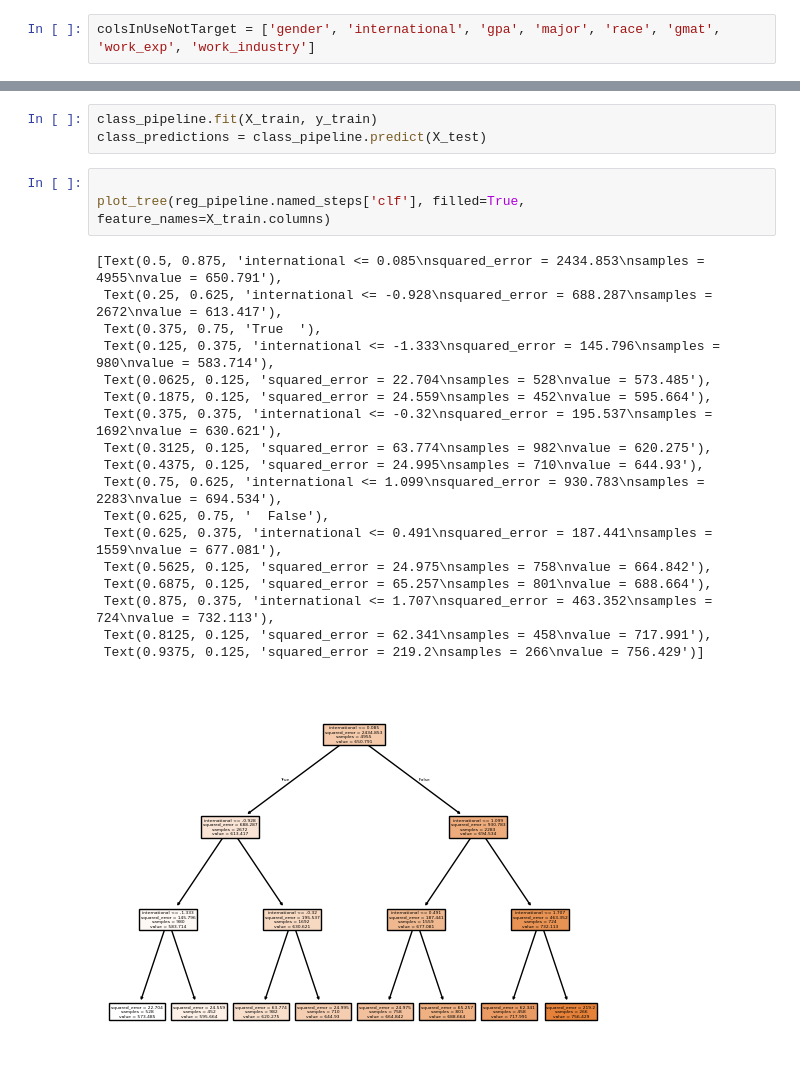
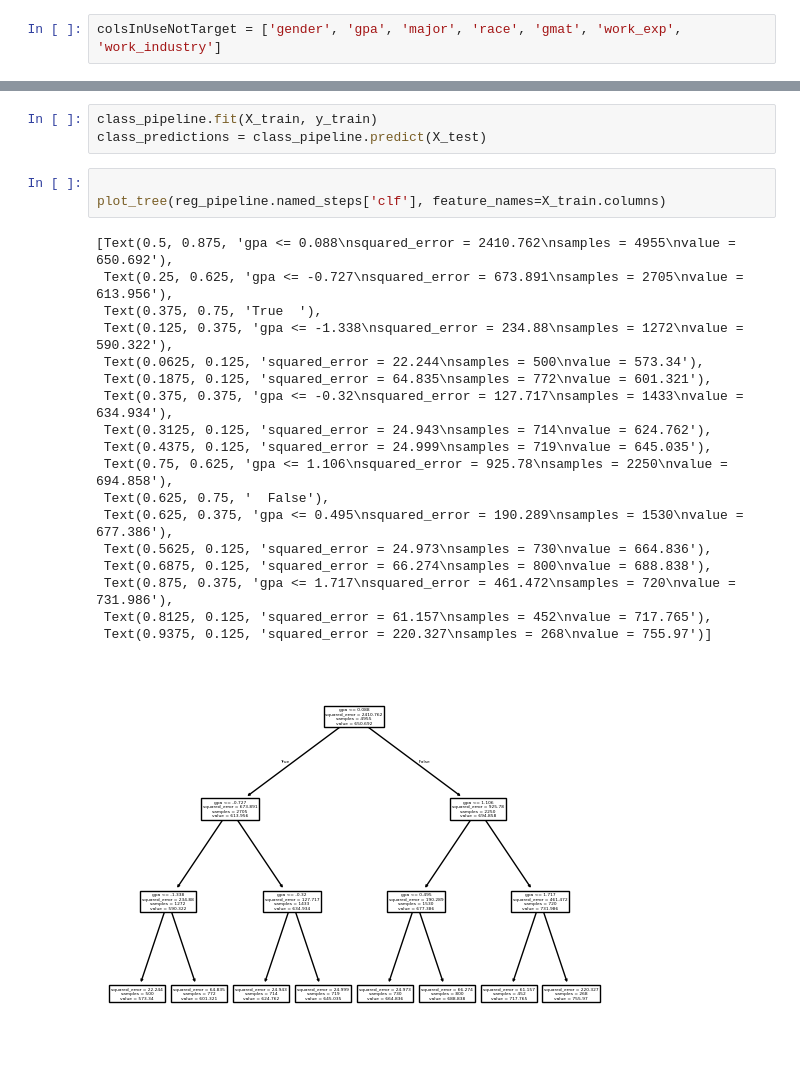
Before and after one commit to michaeledge27/CSCI290, a Jupyter notebook: notebooks/partnerProject.ipynb, the cells around one changed output, grey strips where cells are left out. Saved outputs shown, nothing was run; the diff lists cells and outputs as text.

```diff
--- a/notebooks/partnerProject.ipynb
+++ b/notebooks/partnerProject.ipynb
@@ -51,5 +50,5 @@ memory usage: 393.3+ KB
 # %%
-colsInUseNotTarget = ['gender', 'international', 'gpa', 'major', 'race', 'gmat', 'work_exp', 'work_industry']
+colsInUseNotTarget = ['gender', 'gpa', 'major', 'race', 'gmat', 'work_exp', 'work_industry']
 # %% [markdown]
 # Categorical Selection Method
 # %%
@@ -381,24 +396,24 @@ class_pipeline.fit(X_train, y_train)
 class_predictions = class_pipeline.predict(X_test)
 # %%
 
-plot_tree(reg_pipeline.named_steps['clf'], filled=True, feature_names=X_train.columns)
+plot_tree(reg_pipeline.named_steps['clf'], feature_names=X_train.columns)
 # %% [output]
-[Text(0.5, 0.875, 'international <= 0.085\nsquared_error = 2434.853\nsamples = 4955\nvalue = 650.791'),
- Text(0.25, 0.625, 'international <= -0.928\nsquared_error = 688.287\nsamples = 2672\nvalue = 613.417'),
+[Text(0.5, 0.875, 'gpa <= 0.088\nsquared_error = 2410.762\nsamples = 4955\nvalue = 650.692'),
+ Text(0.25, 0.625, 'gpa <= -0.727\nsquared_error = 673.891\nsamples = 2705\nvalue = 613.956'),
  Text(0.375, 0.75, 'True  '),
- Text(0.125, 0.375, 'international <= -1.333\nsquared_error = 145.796\nsamples = 980\nvalue = 583.714'),
- Text(0.0625, 0.125, 'squared_error = 22.704\nsamples = 528\nvalue = 573.485'),
- Text(0.1875, 0.125, 'squared_error = 24.559\nsamples = 452\nvalue = 595.664'),
- Text(0.375, 0.375, 'international <= -0.32\nsquared_error = 195.537\nsamples = 1692\nvalue = 630.621'),
- Text(0.3125, 0.125, 'squared_error = 63.774\nsamples = 982\nvalue = 620.275'),
- Text(0.4375, 0.125, 'squared_error = 24.995\nsamples = 710\nvalue = 644.93'),
- Text(0.75, 0.625, 'international <= 1.099\nsquared_error = 930.783\nsamples = 2283\nvalue = 694.534'),
+ Text(0.125, 0.375, 'gpa <= -1.338\nsquared_error = 234.88\nsamples = 1272\nvalue = 590.322'),
+ Text(0.0625, 0.125, 'squared_error = 22.244\nsamples = 500\nvalue = 573.34'),
+ Text(0.1875, 0.125, 'squared_error = 64.835\nsamples = 772\nvalue = 601.321'),
+ Text(0.375, 0.375, 'gpa <= -0.32\nsquared_error = 127.717\nsamples = 1433\nvalue = 634.934'),
+ Text(0.3125, 0.125, 'squared_error = 24.943\nsamples = 714\nvalue = 624.762'),
+ Text(0.4375, 0.125, 'squared_error = 24.999\nsamples = 719\nvalue = 645.035'),
+ Text(0.75, 0.625, 'gpa <= 1.106\nsquared_error = 925.78\nsamples = 2250\nvalue = 694.858'),
  Text(0.625, 0.75, '  False'),
- Text(0.625, 0.375, 'international <= 0.491\nsquared_error = 187.441\nsamples = 1559\nvalue = 677.081'),
- Text(0.5625, 0.125, 'squared_error = 24.975\nsamples = 758\nvalue = 664.842'),
- Text(0.6875, 0.125, 'squared_error = 65.257\nsamples = 801\nvalue = 688.664'),
- Text(0.875, 0.375, 'international <= 1.707\nsquared_error = 463.352\nsamples = 724\nvalue = 732.113'),
- Text(0.8125, 0.125, 'squared_error = 62.341\nsamples = 458\nvalue = 717.991'),
- Text(0.9375, 0.125, 'squared_error = 219.2\nsamples = 266\nvalue = 756.429')]
+ Text(0.625, 0.375, 'gpa <= 0.495\nsquared_error = 190.289\nsamples = 1530\nvalue = 677.386'),
+ Text(0.5625, 0.125, 'squared_error = 24.973\nsamples = 730\nvalue = 664.836'),
+ Text(0.6875, 0.125, 'squared_error = 66.274\nsamples = 800\nvalue = 688.838'),
+ Text(0.875, 0.375, 'gpa <= 1.717\nsquared_error = 461.472\nsamples = 720\nvalue = 731.986'),
+ Text(0.8125, 0.125, 'squared_error = 61.157\nsamples = 452\nvalue = 717.765'),
+ Text(0.9375, 0.125, 'squared_error = 220.327\nsamples = 268\nvalue = 755.97')]
-[figure, old version]
+[figure, new version]
 # %%
```
Also changed, not shown: parts of 12 cells of this notebook.
